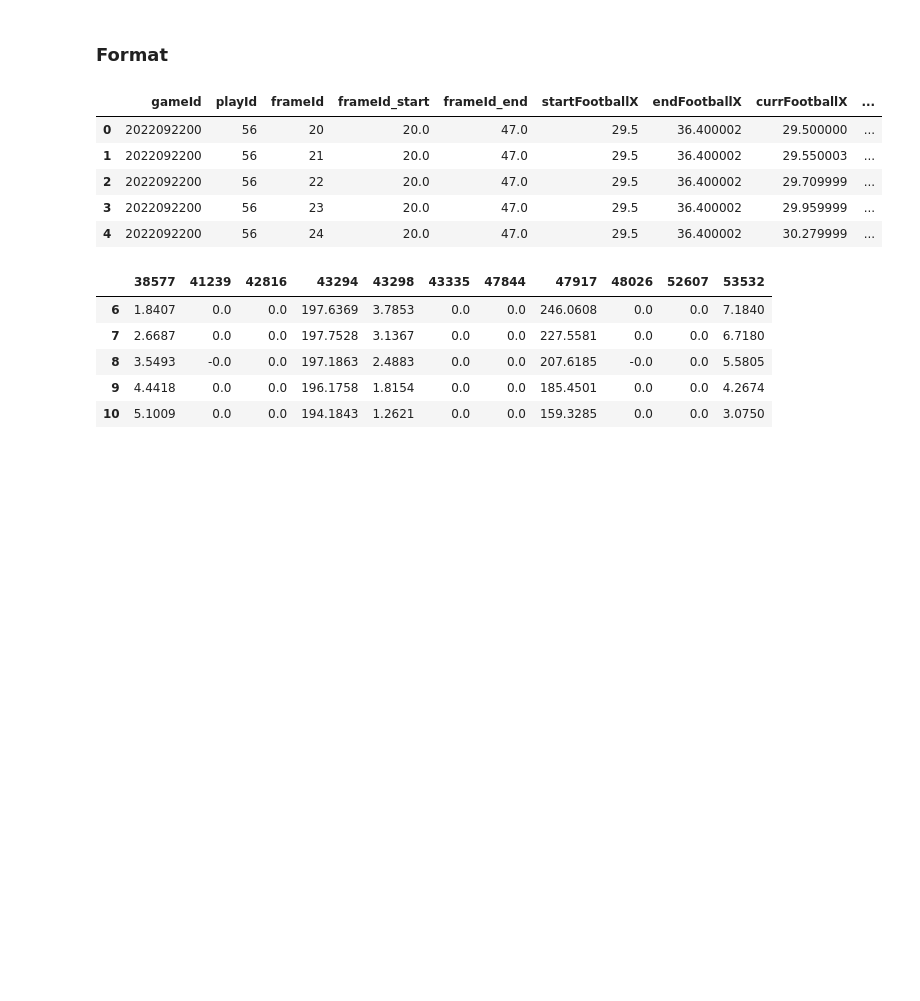
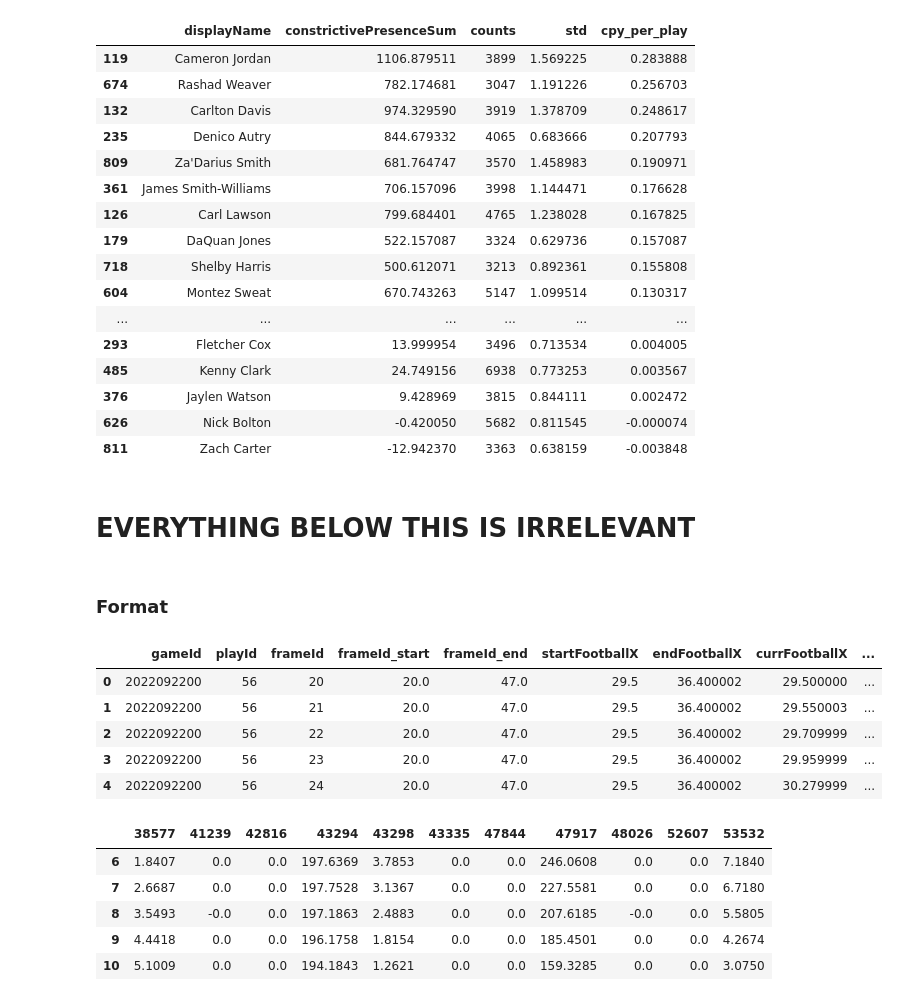
Before and after one commit to arham-habib/nfl-big-data-bowl-2024, a Jupyter notebook: constrictive_presence_ratio.ipynb, the cells around one changed output. Saved outputs shown, nothing was run; the diff lists cells and outputs as text; code cells hidden in the pictures; blank space fills up the shorter version.

```diff
--- a/constrictive_presence_ratio.ipynb
+++ b/constrictive_presence_ratio.ipynb
@@ -304,3 +366,27 @@ def group_by_players(filename:str):
+# %%
+cpr_weighted_blockers = pd.read_csv('./data/per_player_cpr_weighted_blockers.csv')
+cpr_weighted_blockers_filtered = cpr_weighted_blockers[cpr_weighted_blockers.counts > 3000]
+cpr_weighted_blockers_filtered.sort_values('cpy_per_play', ascending=False).head(50)
+# %% [output]
+|  | displayName | constrictivePresenceSum | counts | std | cpy_per_play |
+| 119 | Cameron Jordan | 1106.879511 | 3899 | 1.569225 | 0.283888 |
+| 674 | Rashad Weaver | 782.174681 | 3047 | 1.191226 | 0.256703 |
+| 132 | Carlton Davis | 974.329590 | 3919 | 1.378709 | 0.248617 |
+| 235 | Denico Autry | 844.679332 | 4065 | 0.683666 | 0.207793 |
+| 809 | Za'Darius Smith | 681.764747 | 3570 | 1.458983 | 0.190971 |
+| 361 | James Smith-Williams | 706.157096 | 3998 | 1.144471 | 0.176628 |
+| 126 | Carl Lawson | 799.684401 | 4765 | 1.238028 | 0.167825 |
+| 179 | DaQuan Jones | 522.157087 | 3324 | 0.629736 | 0.157087 |
+| 718 | Shelby Harris | 500.612071 | 3213 | 0.892361 | 0.155808 |
+| 604 | Montez Sweat | 670.743263 | 5147 | 1.099514 | 0.130317 |
+| ... | ... | ... | ... | ... | ... |
+| 293 | Fletcher Cox | 13.999954 | 3496 | 0.713534 | 0.004005 |
+| 485 | Kenny Clark | 24.749156 | 6938 | 0.773253 | 0.003567 |
+| 376 | Jaylen Watson | 9.428969 | 3815 | 0.844111 | 0.002472 |
+| 626 | Nick Bolton | -0.420050 | 5682 | 0.811545 | -0.000074 |
+| 811 | Zach Carter | -12.942370 | 3363 | 0.638159 | -0.003848 |
+# %% [markdown]
+# EVERYTHING BELOW THIS IS IRRELEVANT
 # %% [markdown]
 ### Format
 # %%
```
Also changed, not shown: parts of 18 cells of this notebook, 3 other files.
